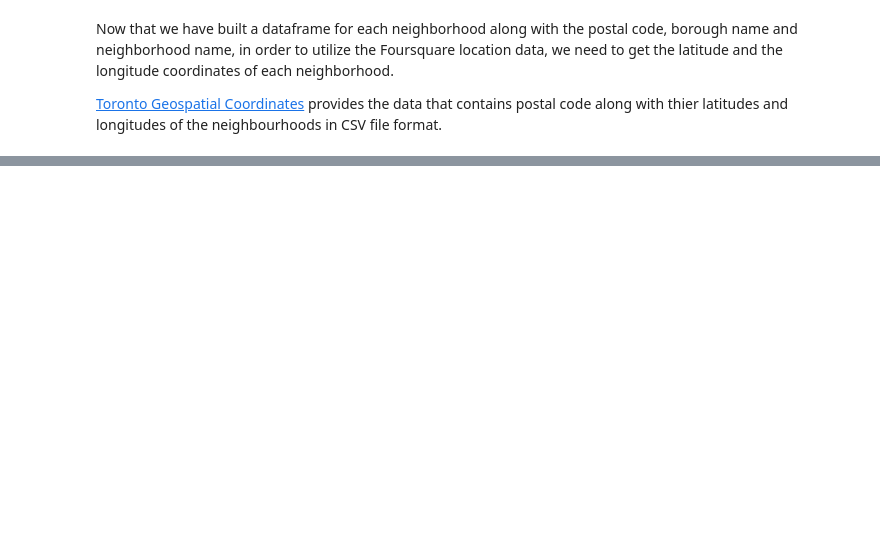
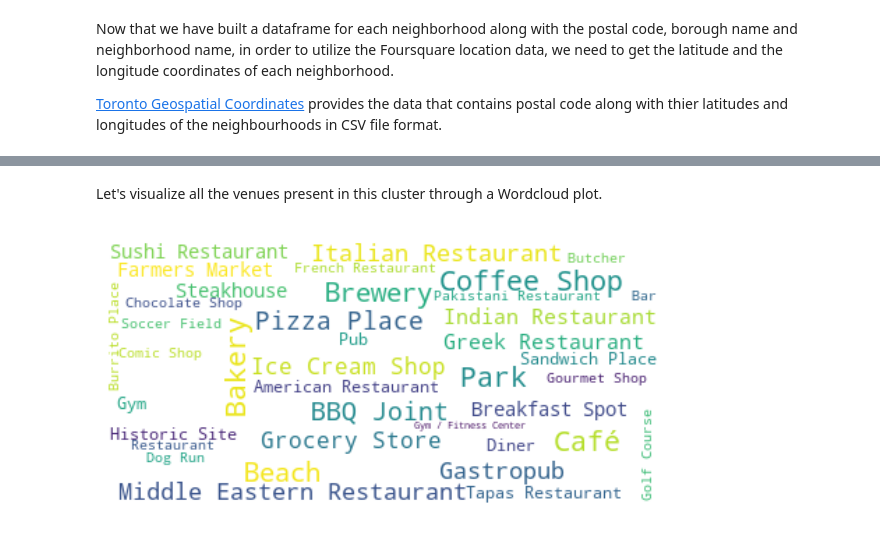
Before and after one commit to Enian22/Segmenting_and_Clustering_Neighborhoods_in_Toronto, a Jupyter notebook: Segmenting_and_Clustering_Neighborhoods_in_Toronto.ipynb, the cells around one changed output, grey strips where cells are left out. Cells and saved outputs as stored; diff of their text form; code cells hidden in the pictures; blank space fills up the shorter version.

```diff
--- a/Segmenting_and_Clustering_Neighborhoods_in_Toronto.ipynb
+++ b/Segmenting_and_Clustering_Neighborhoods_in_Toronto.ipynb
@@ -194,0 +521,6 @@ map_toronto
+# %% [markdown]
+Let's visualize all the venues present in this cluster through a Wordcloud plot.
+# %%
+wordcloud_plot[1]
+# %% [output]
+[figure, added]
```
Also changed, not shown: parts of 131 cells of this notebook.
